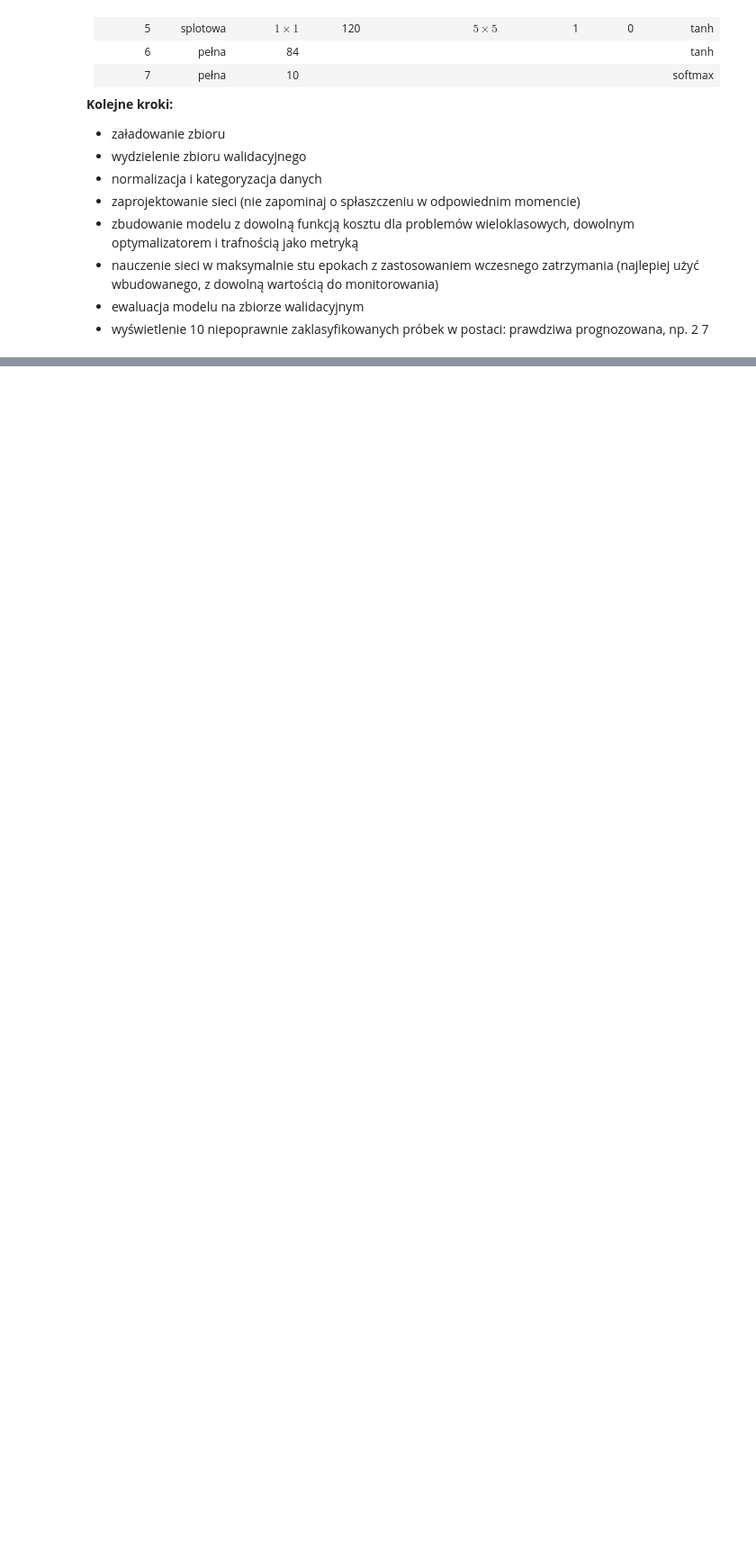
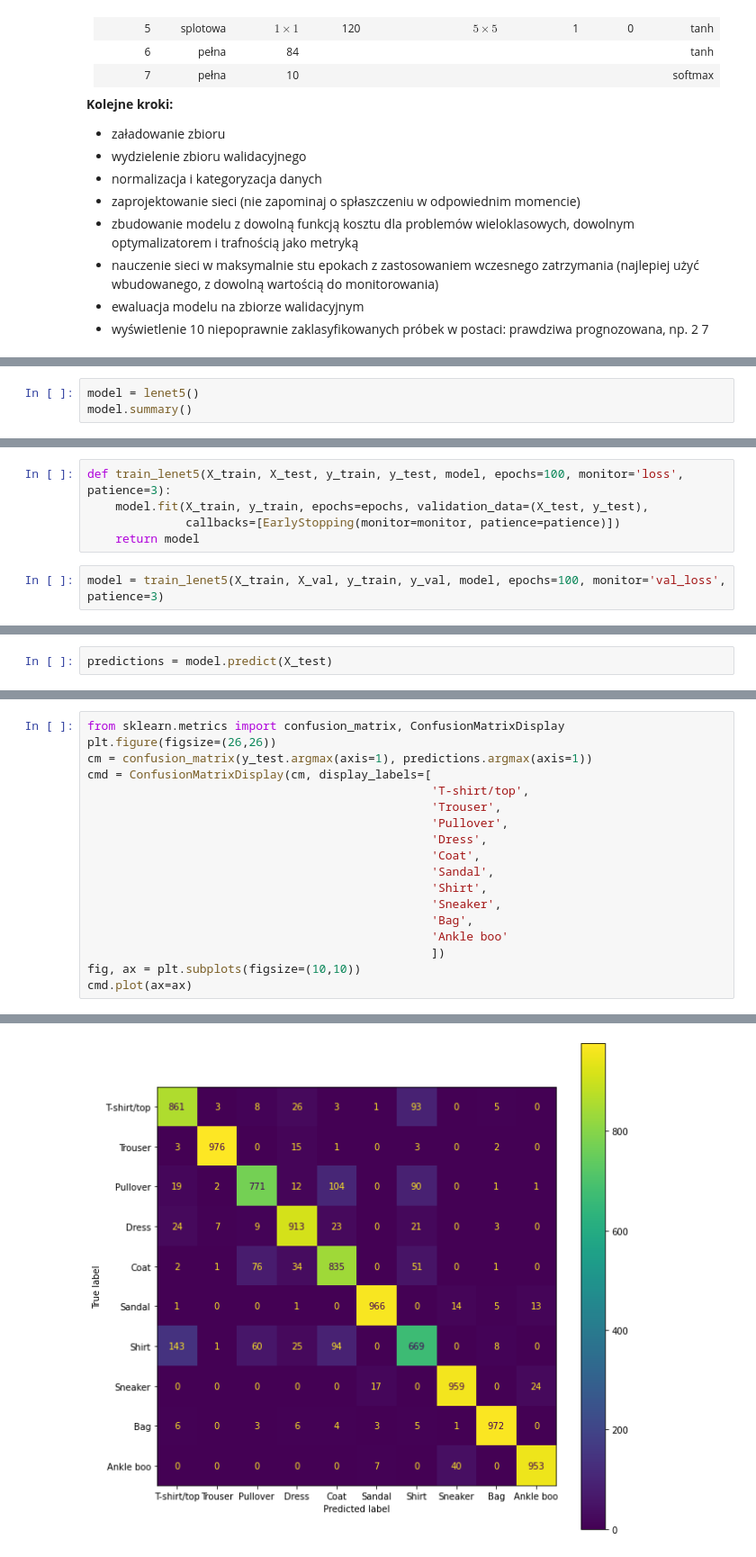
Before and after one commit to marcin-mulawa/deep_learning-cdv, a Jupyter notebook: 4. lenet/4. lenet.ipynb, the cells around one changed output, grey strips where cells are left out. Shown: that part at 90% size. Cells and saved outputs as stored; diff of their text form; blank space fills up the shorter version.

```diff
--- a/4. lenet/4. lenet.ipynb
+++ b/4. lenet/4. lenet.ipynb
@@ -24,0 +80,3 @@
+# %%
+model = lenet5()
+model.summary()
@@ -24,0 +103,7 @@
+# %%
+def train_lenet5(X_train, X_test, y_train, y_test, model, epochs=100, monitor='loss', patience=3):
+    model.fit(X_train, y_train, epochs=epochs, validation_data=(X_test, y_test),
+              callbacks=[EarlyStopping(monitor=monitor, patience=patience)])
+    return model
+# %%
+model = train_lenet5(X_train, X_val, y_train, y_val, model, epochs=100, monitor='val_loss', patience=3)
@@ -24,0 +152,2 @@
+# %%
+predictions = model.predict(X_test)
@@ -24,0 +176,19 @@
+# %%
+from sklearn.metrics import confusion_matrix, ConfusionMatrixDisplay
+plt.figure(figsize=(26,26))
+cm = confusion_matrix(y_test.argmax(axis=1), predictions.argmax(axis=1))
+cmd = ConfusionMatrixDisplay(cm, display_labels=[
+                                                 'T-shirt/top',
+                                                 'Trouser',
+                                                 'Pullover',
+                                                 'Dress',
+                                                 'Coat',
+                                                 'Sandal',
+                                                 'Shirt',
+                                                 'Sneaker',
+                                                 'Bag',
+                                                 'Ankle boo'
+                                                 ])
+fig, ax = plt.subplots(figsize=(10,10))
+cmd.plot(ax=ax)
+# %% [output]
@@ -24,0 +197 @@
+[figure, added]
```
Also changed, not shown: parts of 22 cells of this notebook.
